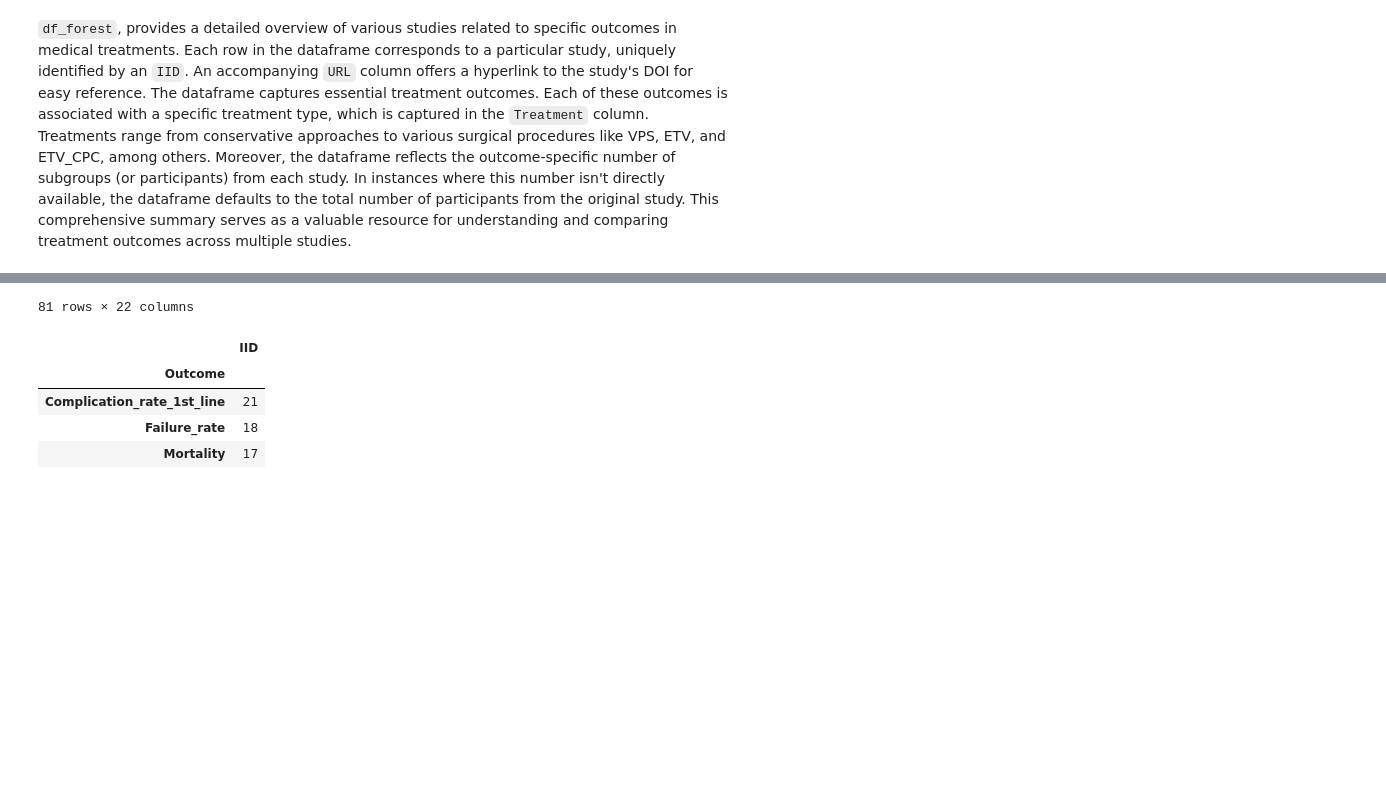
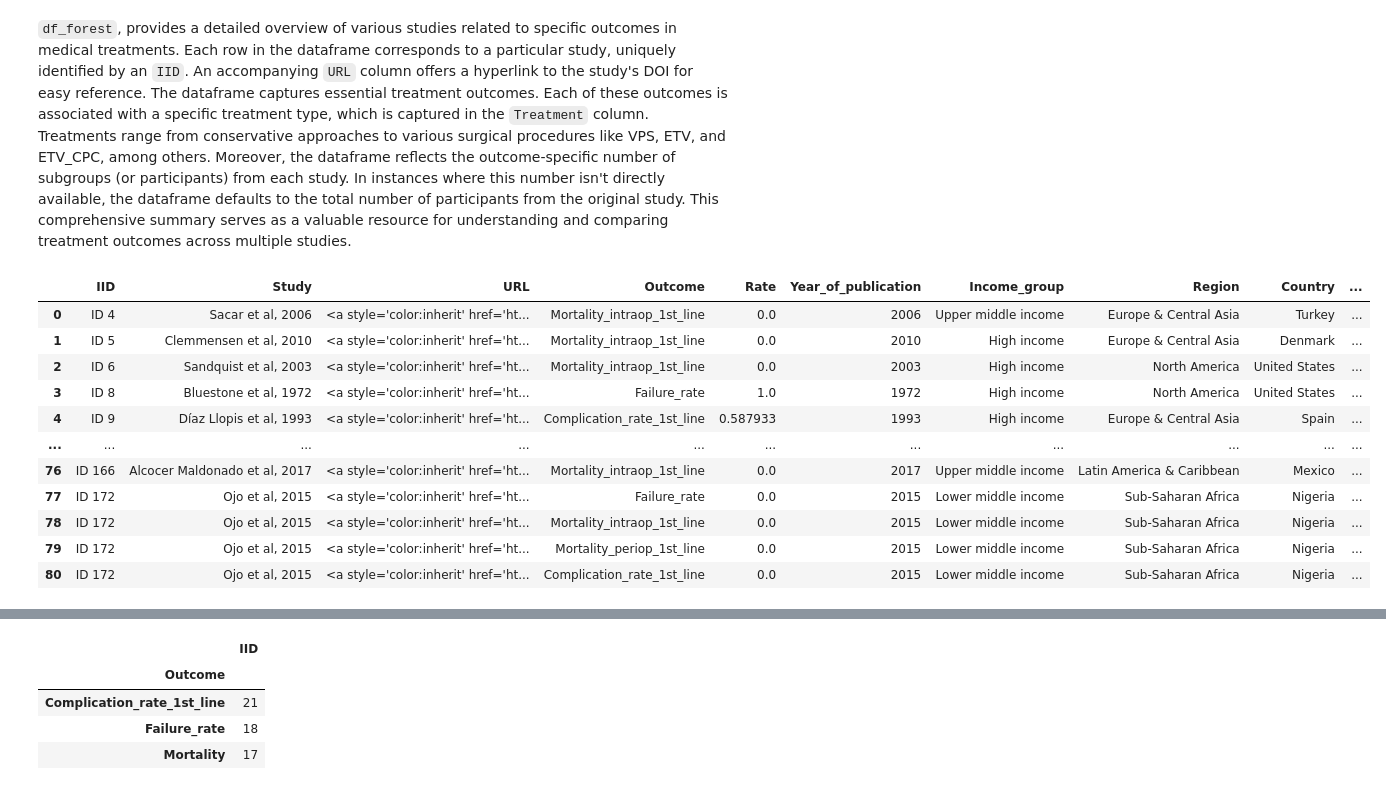
Before and after one commit to nooralteneiji/Myelomeningocele-Associated-Hydrocephalus-A-Systematic-Review-and-Meta-Analysis, a Jupyter notebook: Interactive_manuscript.ipynb, the cells around one changed output, grey strips where cells are left out. Saved outputs shown, nothing was run; the diff lists cells and outputs as text; code cells hidden in the pictures; blank space fills up the shorter version.

```diff
--- a/Interactive_manuscript.ipynb
+++ b/Interactive_manuscript.ipynb
@@ -1480,16 +1818,32 @@ from rpy2.robjects.conversion import localconverter
 #Create data frame
 df_forest = pd.DataFrame()
 
-#Create 'Study', a column which concatenates the first author's name with the year of publication of the study.
-#If more than one study share the same name, it adds a lower-case letter to the end of the name to distinguish between them.
-df_forest['Study'] = df_studies['First_author'] + ' et al., ' + df_studies['Year_of_publication'].astype(str) #TODO: Ask Noor if replacing "et al." (w/ period) with "et al" (w/o period) will affect code downstream
-df_forest['Study'] = df_forest.groupby('Study')['Study'].apply(
-    lambda n: n+list(map(chr,np.arange(len(n))+97)) if len(n)>1 else n
+
+#Create 'Study', a column which concatenates
+#the first author's name with the year of publication of the study.
+#If more than one study share the same name, it adds a lower-case letter
+#to the end of the name to distinguish between them.
+df_forest['Study'] = df_studies['First_author'] + \
+    ' et al, ' + \
+    df_studies['Year_of_publication'].astype(str)
+
+df_forest['Study'] = df_forest.groupby('Study', group_keys=False)['Study'].apply(lambda n:
+    n + list(map(chr,np.arange(len(n))+97)) if len(n)>1
+    else n
 )
 
+
 #Add a hyperlink column
-df_forest['URL'] = df_studies['DOI'].replace('http',"""<a style='color:inherit' href='http""", inplace=False, regex=True) + """'>""" + df_forest['Study'] + """</a>"""
-df_forest = df_forest.join(df_studies['IID'])[['IID','Study','URL']]
+df_forest['URL'] = df_studies['DOI'].replace(
+        'http',"""<a style='color:inherit' href='http""",
+        inplace=False, regex=True
+    ) + \
+    """'>""" + \
+    df_forest['Study'] + \
+    """</a>"""
+
+df_forest = df_forest.join( df_studies['IID'] )[['IID','Study','URL']]
+
 
 #Add all outcome and study metadata
 df_forest = df_forest.merge(
@@ -1500,52 +1854,72 @@ df_forest = df_forest.merge(
     on='IID'
 )
 
+
 #Subset primary and secondary outcomes
 outcomes = [
     'Failure_rate',
-    # 'Time_to_failure_mean',
     'Mortality_intraop_1st_line',
     'Mortality_periop_1st_line',
     'Complication_rate_1st_line',
 ]
+
 df_forest = df_forest.query(f'Outcome.str.contains("{"_|".join(outcomes)}_")')
 
+
 #Create 'Treatment' column & reformat 'Outcome' column
-df_forest['Treatment'] = df_forest.Outcome.str.extract('.+_(conservative|VPS|ETV|ETV_CPC|ETV_to_VP)$')
-df_forest['Outcome'] = df_forest.Outcome.str.extract('(.+)_(?:conservative|VPS|ETV|ETV_CPC|ETV_to_VP)$')
+TXREGEX = '.+_(conservative|VPS|ETV|ETV_CPC|ETV_to_VP)$'
+OXREGEX = '(.+)_(?:conservative|VPS|ETV|ETV_CPC|ETV_to_VP)$'
+df_forest['Treatment'] = df_forest.Outcome.str.extract(TXREGEX)
+df_forest['Outcome'] = df_forest.Outcome.str.extract(OXREGEX)
+
 
 #Update N with the outcome-specific N recorded in df_management
 df_forest['N_subgroups'] = None
 
+
 #Create dictionary mapping outcome to N recorded in df_management
 n_subgroups_mapping = {
     'conservative': 'Conservative_1st_line',
-    'VPS': 'VPS_1st_line',
-    'ETV': 'ETV_1st_line',
-    'ETV_CPC': 'ETV_CPC_1st_line',
-    'ETV_to_VP': 'ETV_to_VPS_1st_line'
+    'VPS':          'VPS_1st_line',
+    'ETV':          'ETV_1st_line',
+    'ETV_CPC':      'ETV_CPC_1st_line',
+    'ETV_to_VP':     'ETV_to_VPS_1st_line'
 }
 
-# Set the 'IID' column as the index of the DataFrame 'df_forest'
+
+#Set the 'IID' column as the index of the DataFrame 'df_forest'
 df_forest.set_index('IID', inplace=True)
 
-# Loop through the indices of the DataFrame 'df_forest'
+
+#Loop through the indices of the DataFrame 'df_forest'
 for ix in range(len(df_forest)):
-    # Extract the 'IID' and 'Treatment' values for the current index
+    #Extract the 'IID' and 'Treatment' values for the current index
     ID, TX = df_forest.index[ix], df_forest['Treatment'][ix]
 
-    # Get the number of subgroups based on the 'Treatment' value for the current 'IID'
+    #Get the number of subgroups based on the 'Treatment' value for the current 'IID'
     N_SUBGROUP = df_management.query(f'IID == "{ID}"')[n_subgroups_mapping[TX]].values[0]
 
-    # If the calculated 'N_SUBGROUP' is NaN, get the 'N' value from the 'df_studies' DataFrame
-    # Otherwise, use the calculated 'N_SUBGROUP' value
+    #If the calculated 'N_SUBGROUP' is NaN, get the 'N' value from the 'df_studies' DataFrame
+    #Otherwise, use the calculated 'N_SUBGROUP' value
     N_SUBGROUP = df_studies.query(f'IID == "{ID}"').N.values[0] if np.isnan(N_SUBGROUP) else N_SUBGROUP
 
-    # Update the 'N_subgroups' column in the 'df_forest' DataFrame with the calculated value
+    #Update the 'N_subgroups' column in the 'df_forest' DataFrame with the calculated value
     df_forest.loc[ID, 'N_subgroups'] = int(N_SUBGROUP)
 
 
 df_forest.reset_index(inplace=True)
 df_forest.drop_duplicates(ignore_index=True, inplace=True)
 df_forest
 # %% [output]
+|  | IID | Study | URL | Outcome | Rate | Year_of_publication | Income_group | Region | Country | ... |
+| 0 | ID 4 | Sacar et al, 2006 | <a style='color:inherit' href='ht... | Mortality_intraop_1st_line | 0.0 | 2006 | Upper middle income | Europe & Central Asia | Turkey | ... |
+| 1 | ID 5 | Clemmensen et al, 2010 | <a style='color:inherit' href='ht... | Mortality_intraop_1st_line | 0.0 | 2010 | High income | Europe & Central Asia | Denmark | ... |
+| 2 | ID 6 | Sandquist et al, 2003 | <a style='color:inherit' href='ht... | Mortality_intraop_1st_line | 0.0 | 2003 | High income | North America | United States | ... |
+| 3 | ID 8 | Bluestone et al, 1972 | <a style='color:inherit' href='ht... | Failure_rate | 1.0 | 1972 | High income | North America | United States | ... |
+| 4 | ID 9 | Díaz Llopis et al, 1993 | <a style='color:inherit' href='ht... | Complication_rate_1st_line | 0.587933 | 1993 | High income | Europe & Central Asia | Spain | ... |
+| ... | ... | ... | ... | ... | ... | ... | ... | ... | ... | ... |
+| 76 | ID 166 | Alcocer Maldonado et al, 2017 | <a style='color:inherit' href='ht... | Mortality_intraop_1st_line | 0.0 | 2017 | Upper middle income | Latin America & Caribbean | Mexico | ... |
+| 77 | ID 172 | Ojo et al, 2015 | <a style='color:inherit' href='ht... | Failure_rate | 0.0 | 2015 | Lower middle income | Sub-Saharan Africa | Nigeria | ... |
+| 78 | ID 172 | Ojo et al, 2015 | <a style='color:inherit' href='ht... | Mortality_intraop_1st_line | 0.0 | 2015 | Lower middle income | Sub-Saharan Africa | Nigeria | ... |
+| 79 | ID 172 | Ojo et al, 2015 | <a style='color:inherit' href='ht... | Mortality_periop_1st_line | 0.0 | 2015 | Lower middle income | Sub-Saharan Africa | Nigeria | ... |
+| 80 | ID 172 | Ojo et al, 2015 | <a style='color:inherit' href='ht... | Complication_rate_1st_line | 0.0 | 2015 | Lower middle income | Sub-Saharan Africa | Nigeria | ... |
@@ -1572,4 +1927,3 @@ To adopt the future behavior and silence this warning, use
-81 rows × 22 columns
 # %%
 df_forest.replace({'Mortality_intraop_1st_line': 'Mortality', 'Mortality_periop_1st_line': 'Mortality'})[['IID', 'Outcome','N']].drop_duplicates()[['Outcome', 'N']].groupby(['Outcome']).sum()
 df_forest.replace({'Mortality_intraop_1st_line': 'Mortality', 'Mortality_periop_1st_line': 'Mortality'})[['IID', 'Outcome']].drop_duplicates().groupby(['Outcome']).count()
```
Also changed, not shown: parts of 29 cells of this notebook.
